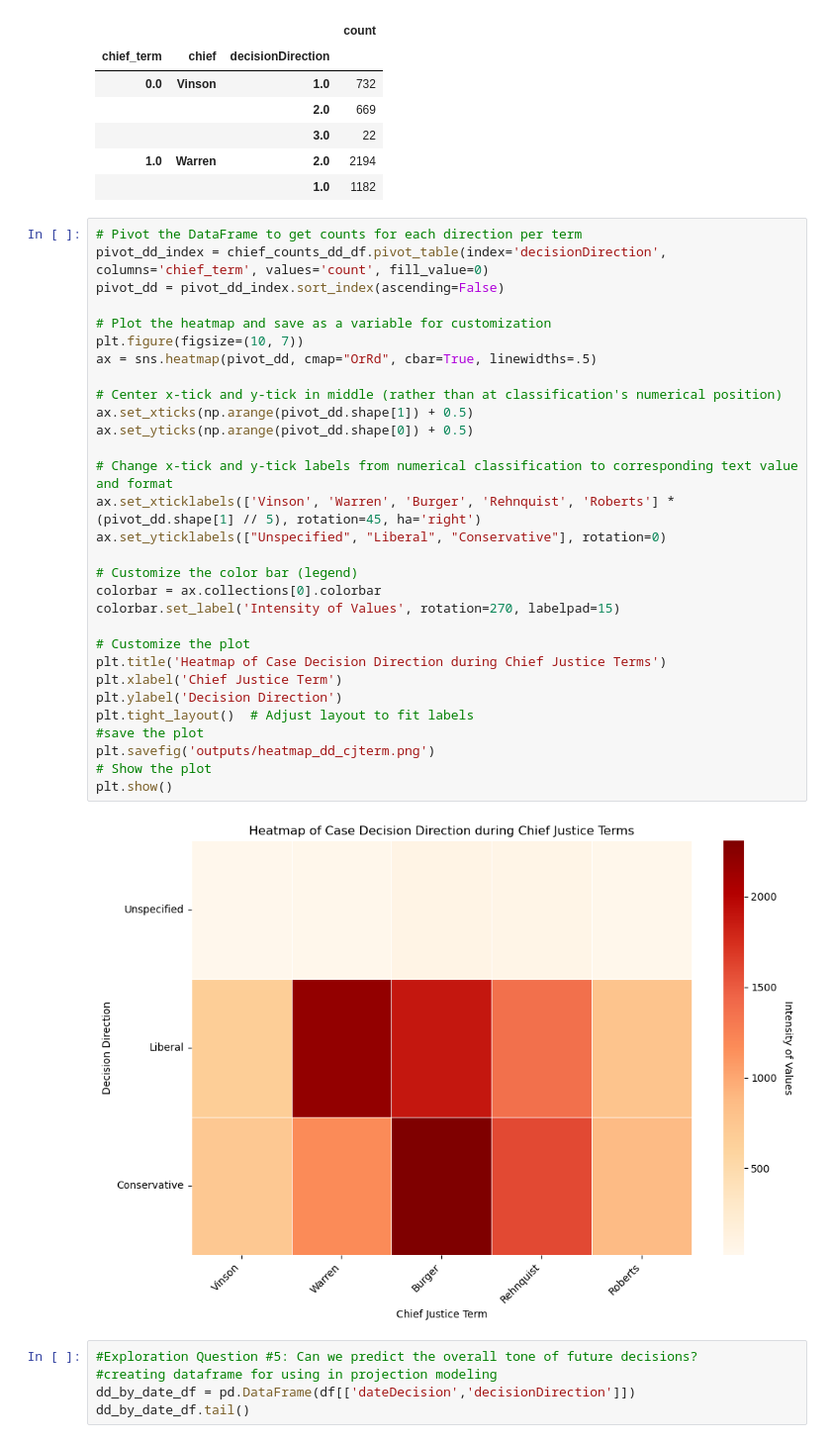
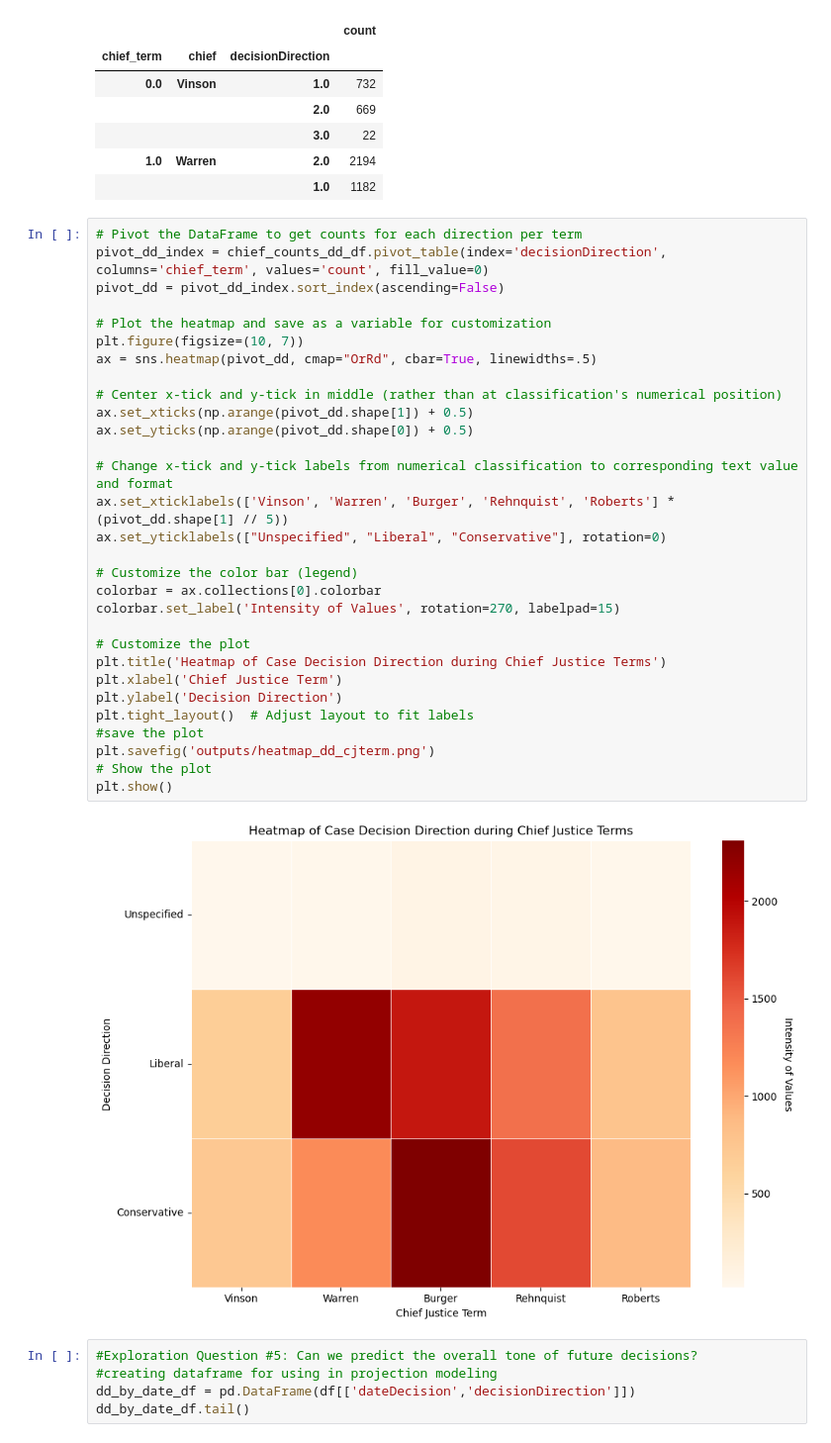
Before and after one commit to dipeshpandya/team_gohan, a Jupyter notebook: function_based_model.ipynb, the cells around one changed output. Shown at 99% size. Drawn from its saved outputs; the diff is of its cells as text.

```diff
--- a/function_based_model.ipynb
+++ b/function_based_model.ipynb
@@ -199,35 +178,35 @@ chief_counts_dd_df.head()
 # %%
 # Pivot the DataFrame to get counts for each direction per term
 pivot_dd_index = chief_counts_dd_df.pivot_table(index='decisionDirection', columns='chief_term', values='count', fill_value=0)
 pivot_dd = pivot_dd_index.sort_index(ascending=False)
 
 # Plot the heatmap and save as a variable for customization
 plt.figure(figsize=(10, 7))
 ax = sns.heatmap(pivot_dd, cmap="OrRd", cbar=True, linewidths=.5)
 
 # Center x-tick and y-tick in middle (rather than at classification's numerical position)
 ax.set_xticks(np.arange(pivot_dd.shape[1]) + 0.5)
 ax.set_yticks(np.arange(pivot_dd.shape[0]) + 0.5)
 
 # Change x-tick and y-tick labels from numerical classification to corresponding text value and format
-ax.set_xticklabels(['Vinson', 'Warren', 'Burger', 'Rehnquist', 'Roberts'] * (pivot_dd.shape[1] // 5), rotation=45, ha='right')
+ax.set_xticklabels(['Vinson', 'Warren', 'Burger', 'Rehnquist', 'Roberts'] * (pivot_dd.shape[1] // 5))
 ax.set_yticklabels(["Unspecified", "Liberal", "Conservative"], rotation=0)
 
 # Customize the color bar (legend)
 colorbar = ax.collections[0].colorbar
 colorbar.set_label('Intensity of Values', rotation=270, labelpad=15)
 
 # Customize the plot
 plt.title('Heatmap of Case Decision Direction during Chief Justice Terms')
 plt.xlabel('Chief Justice Term')
 plt.ylabel('Decision Direction')
 plt.tight_layout()  # Adjust layout to fit labels
 #save the plot
 plt.savefig('outputs/heatmap_dd_cjterm.png')
 # Show the plot
 plt.show()
 # %% [output]
-[figure, old version]
+[figure, new version]
 # %%
 #Exploration Question #5: Can we predict the overall tone of future decisions?
 #creating dataframe for using in projection modeling
```
Also changed, not shown: parts of 4 cells of this notebook, 8 other files.
